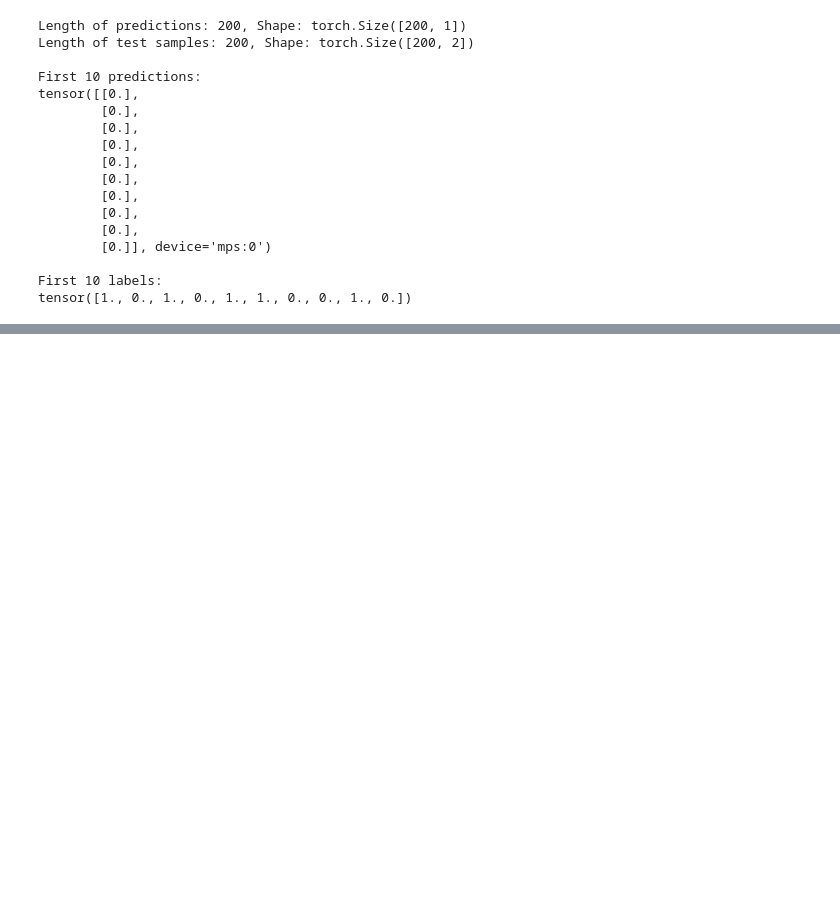
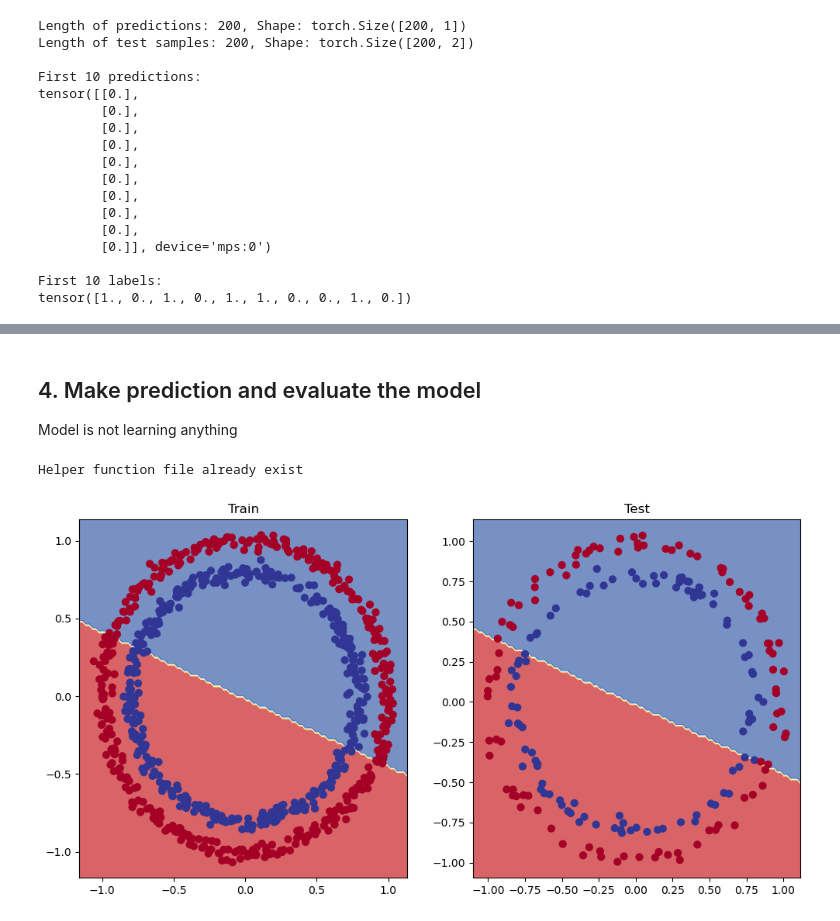
Before and after one commit to Asamse/pytorch_tutorial, a Jupyter notebook: 02_pytorch_classification_video.ipynb, the cells around one changed output, grey strips where cells are left out. Drawn from its saved outputs; the diff is of its cells as text; code cells hidden in the pictures; blank space fills up the shorter version.

```diff
--- a/02_pytorch_classification_video.ipynb
+++ b/02_pytorch_classification_video.ipynb
@@ -237,0 +249,12 @@ tensor([1., 0., 1., 0., 1., 1., 0., 0., 1., 0.])
+# %%
+# Setup Loss Function
+loss_fn = nn.BCEWithLogitsLoss() # BCE with sigmoid activation function builtin
+
+optimizer = torch.optim.SGD(params=model_0.parameters(),
+                            lr=0.1)
+# %%
+# Calculate accuracy - What percentage does the model get the prediction right?
+def accuracy_fn(y_true, y_pred):
+    correct = torch.eq(y_true, y_pred).sum().item()
+    acc = (correct/len(y_pred)) * 100
+    return acc
@@ -237,0 +277,6 @@ tensor([1., 0., 1., 0., 1., 1., 0., 0., 1., 0.])
+# %%
+# View the first 5 outputs of the test_data
+model_0.eval()
+with torch.inference_mode():
+    y_logits = model_0(X_test.to(device))[:5]
+y_logits
@@ -237,0 +397,33 @@ tensor([1., 0., 1., 0., 1., 1., 0., 0., 1., 0.])
+# %% [markdown]
+## 4. Make prediction and evaluate the model
+
+Model is not learning anything
+# %%
+import requests
+from pathlib import Path
+
+# Download helper function file if it is not downloaded
+if Path("helper_functions.py").is_file():
+    print("Helper function file already exist")
+else:
+    print("download helper function")
+    request = requests.get(
+        "https://raw.githubusercontent.com/mrdbourke/pytorch-deep-learning/main/helper_functions.py"
+    )
+    with open("helper_functions.py","wb") as f:
+        f.write(request.content)
+
+from helper_functions import plot_predictions, plot_decision_boundary
+# %% [output]
+Helper function file already exist
+# %%
+# Plot decision boundary
+plt.figure(figsize=(12,6))
+plt.subplot(1,2,1)
+plt.title("Train")
+plot_decision_boundary(model_0, X_train, y_train)
+plt.subplot(1, 2, 2)
+plt.title("Test")
+plot_decision_boundary(model_0, X_test, y_test)
+# %% [output]
+[figure, added]
```
Also changed, not shown: parts of 13 cells of this notebook, 2 other files.
